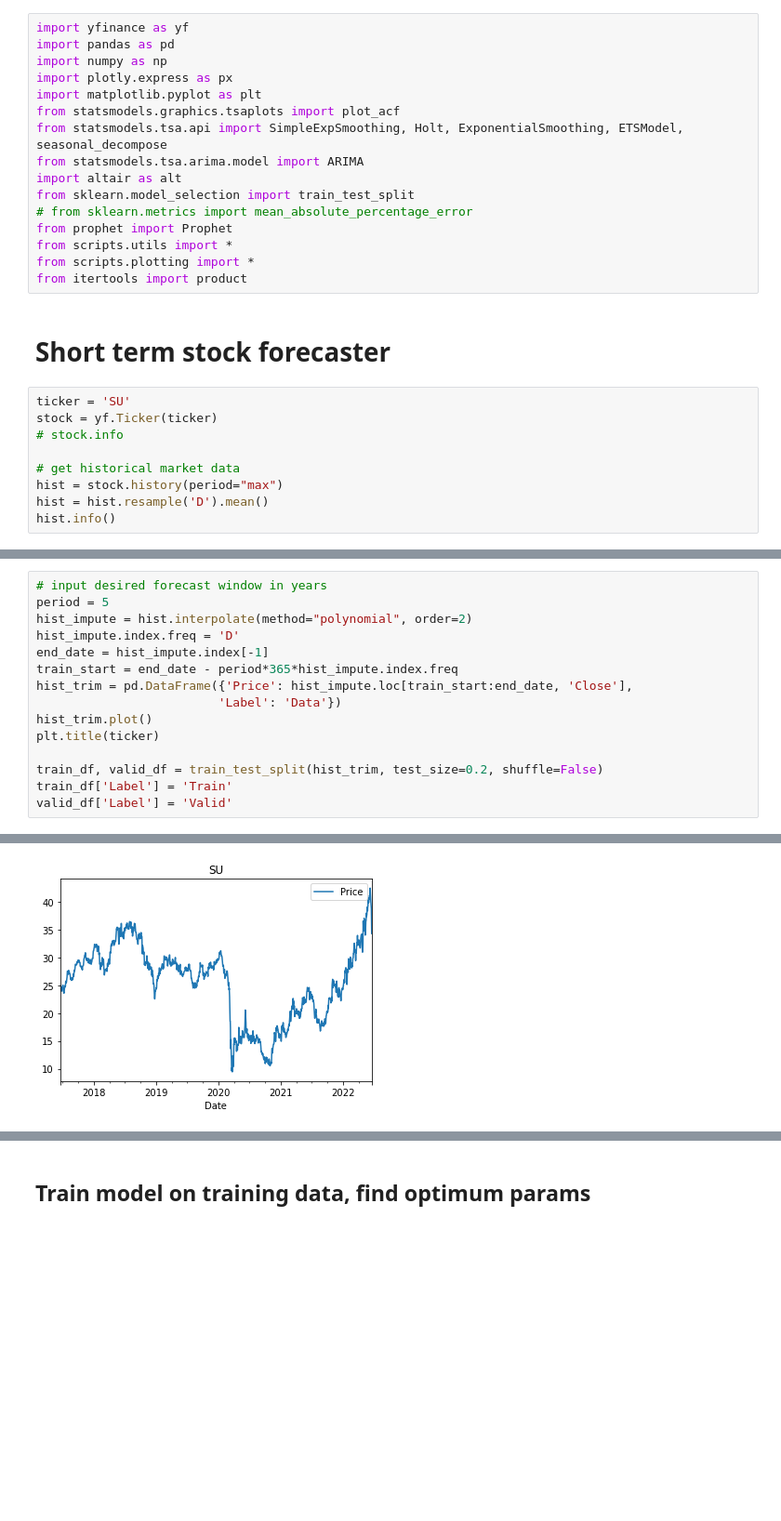
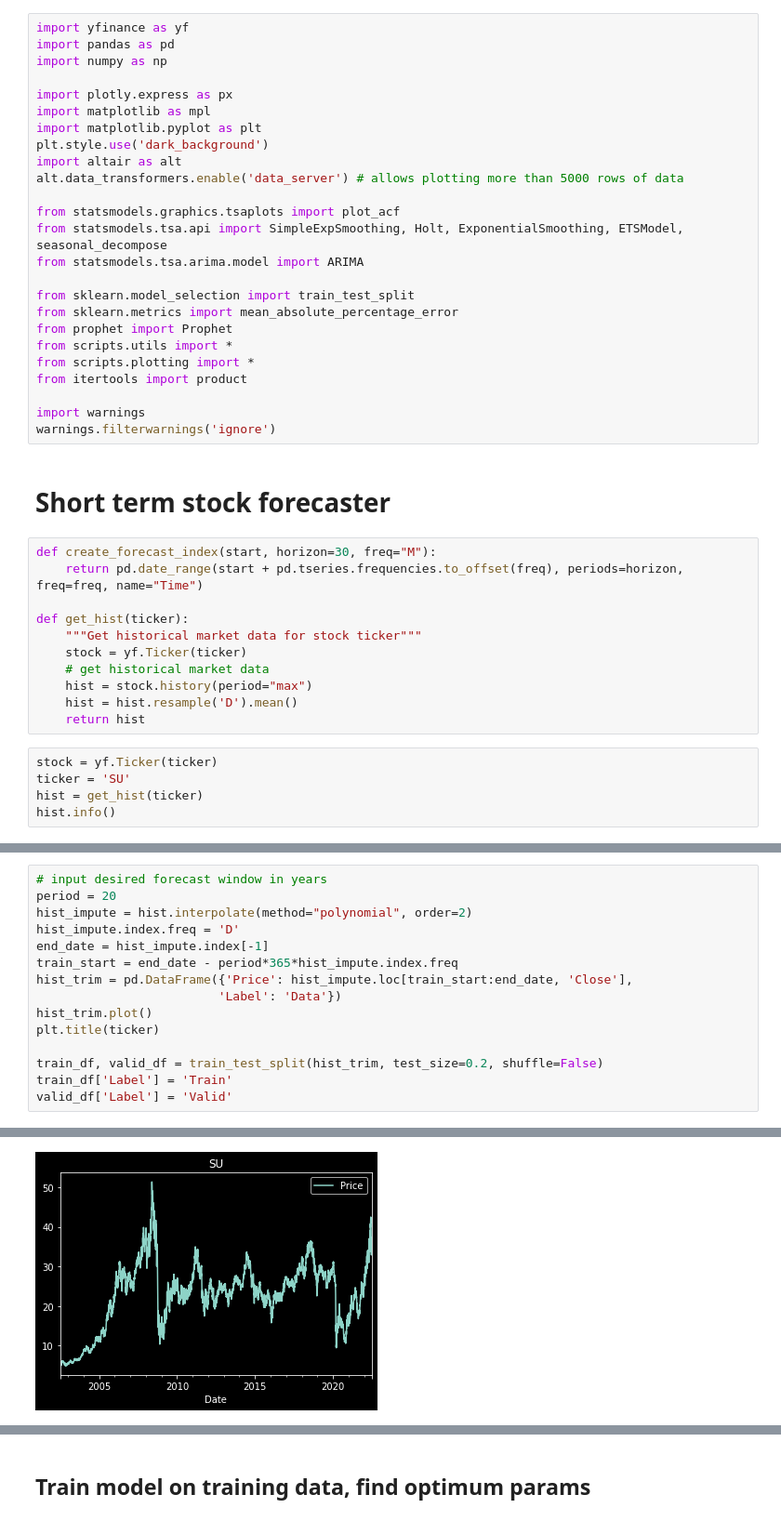
Before and after one commit to camharris22/stock-analysis-forecaster, a Jupyter notebook: stock_forecaster.ipynb, the cells around one changed output, grey strips where cells are left out. Shown at 93% size. Drawn from its saved outputs; the diff is of its cells as text; blank space fills up the shorter version.

Commit message:
cleaning up stock forecaster code

```diff
--- a/stock_forecaster.ipynb
+++ b/stock_forecaster.ipynb
@@ -2,28 +2,44 @@
 import yfinance as yf
 import pandas as pd
 import numpy as np
+
 import plotly.express as px
+import matplotlib as mpl
 import matplotlib.pyplot as plt
+plt.style.use('dark_background')
+import altair as alt
+alt.data_transformers.enable('data_server') # allows plotting more than 5000 rows of data
+
 from statsmodels.graphics.tsaplots import plot_acf
 from statsmodels.tsa.api import SimpleExpSmoothing, Holt, ExponentialSmoothing, ETSModel, seasonal_decompose
 from statsmodels.tsa.arima.model import ARIMA
-import altair as alt
+
 from sklearn.model_selection import train_test_split
-# from sklearn.metrics import mean_absolute_percentage_error
+from sklearn.metrics import mean_absolute_percentage_error
 from prophet import Prophet
 from scripts.utils import *
 from scripts.plotting import *
 from itertools import product
+
+import warnings
+warnings.filterwarnings('ignore')
 # %% [markdown]
 # Short term stock forecaster
+# %%
+def create_forecast_index(start, horizon=30, freq="M"):
+    return pd.date_range(start + pd.tseries.frequencies.to_offset(freq), periods=horizon, freq=freq, name="Time")
+
+def get_hist(ticker):
+    """Get historical market data for stock ticker"""
+    stock = yf.Ticker(ticker)
+    # get historical market data
+    hist = stock.history(period="max")
+    hist = hist.resample('D').mean()
+    return hist
 # %%
+stock = yf.Ticker(ticker)
 ticker = 'SU'
-stock = yf.Ticker(ticker)
-# stock.info
-
-# get historical market data
-hist = stock.history(period="max")
-hist = hist.resample('D').mean()
+hist = get_hist(ticker)
 hist.info()
 # %% [output]
 <class 'pandas.core.frame.DataFrame'>
@@ -49,6 +65,6 @@ plt.title(ticker);
 # %%
 # input desired forecast window in years
-period = 5
+period = 20
 hist_impute = hist.interpolate(method="polynomial", order=2)
 hist_impute.index.freq = 'D'
 end_date = hist_impute.index[-1]
@@ -74,2 +81,2 @@ See the caveats in the documentation: https://pandas.pydata.org/pandas-docs/stab
-[figure, old version]
+[figure, new version]
 # %%
```
Also changed, not shown: parts of 21 cells of this notebook.
